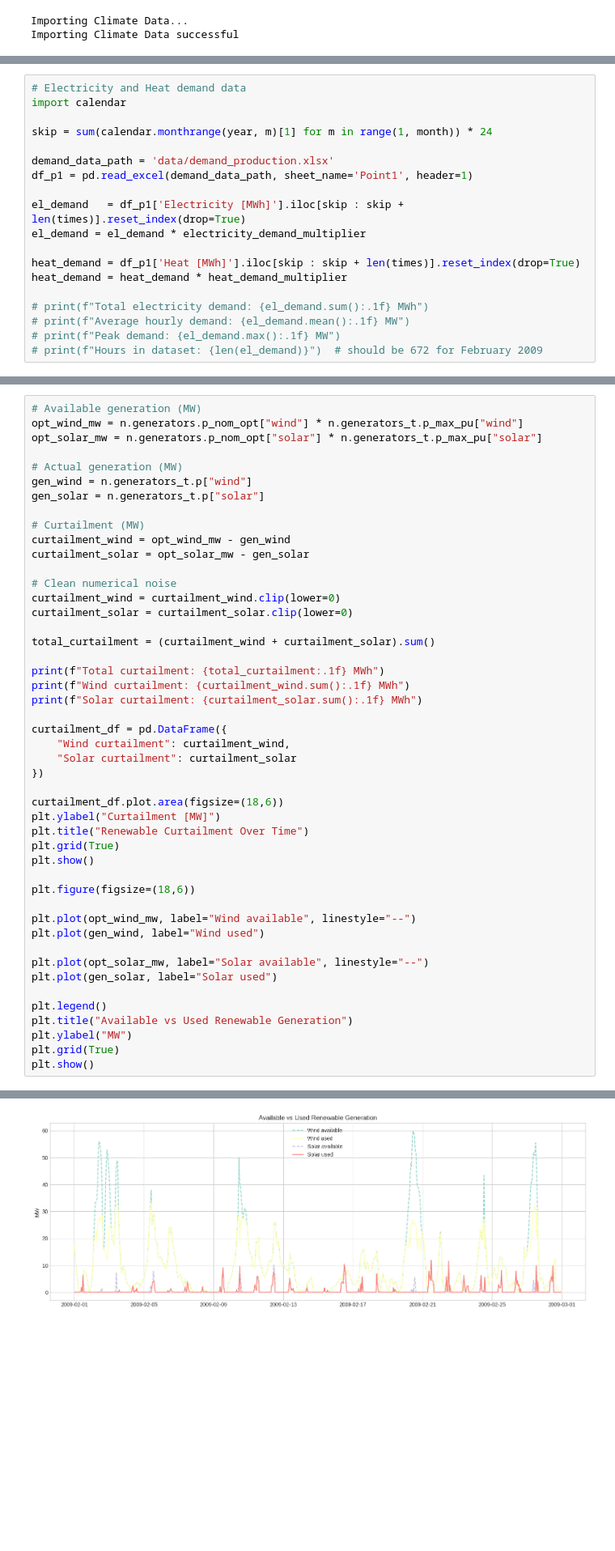
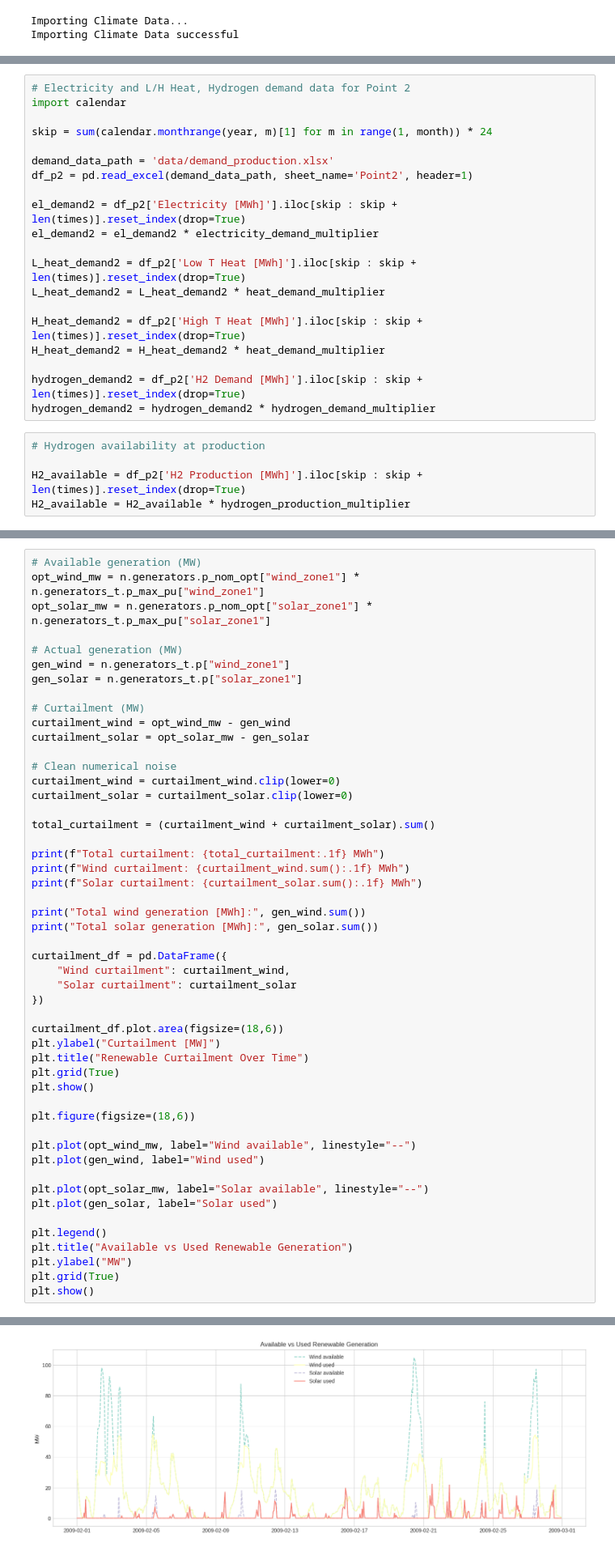
Before and after one commit to karivero/esi_final_repo, a Jupyter notebook: final_esi/ESI_Assignment/part2_combined_submission.ipynb, the cells around one changed output, grey strips where cells are left out. Shown at 81% size. Drawn from its saved outputs; the diff is of its cells as text; blank space fills up the shorter version.

```diff
--- a/final_esi/ESI_Assignment/part2_combined_submission.ipynb
+++ b/final_esi/ESI_Assignment/part2_combined_submission.ipynb
@@ -205,24 +208,30 @@ pv_model = pvlib.modelchain.ModelChain(
 )
 peakpower = module.STC
 # %%
-# Electricity and Heat demand data
+# Electricity and L/H Heat, Hydrogen demand data for Point 2
 import calendar
 
 skip = sum(calendar.monthrange(year, m)[1] for m in range(1, month)) * 24
 
 demand_data_path = 'data/demand_production.xlsx'
-df_p1 = pd.read_excel(demand_data_path, sheet_name='Point1', header=1)
+df_p2 = pd.read_excel(demand_data_path, sheet_name='Point2', header=1)
 
-el_demand   = df_p1['Electricity [MWh]'].iloc[skip : skip + len(times)].reset_index(drop=True)
-el_demand = el_demand * electricity_demand_multiplier
+el_demand2 = df_p2['Electricity [MWh]'].iloc[skip : skip + len(times)].reset_index(drop=True)
+el_demand2 = el_demand2 * electricity_demand_multiplier
 
-heat_demand = df_p1['Heat [MWh]'].iloc[skip : skip + len(times)].reset_index(drop=True)
-heat_demand = heat_demand * heat_demand_multiplier
+L_heat_demand2 = df_p2['Low T Heat [MWh]'].iloc[skip : skip + len(times)].reset_index(drop=True)
+L_heat_demand2 = L_heat_demand2 * heat_demand_multiplier
 
-# print(f"Total electricity demand: {el_demand.sum():.1f} MWh")
-# print(f"Average hourly demand: {el_demand.mean():.1f} MW")
-# print(f"Peak demand: {el_demand.max():.1f} MW")
-# print(f"Hours in dataset: {len(el_demand)}")  # should be 672 for February 2009
+H_heat_demand2 = df_p2['High T Heat [MWh]'].iloc[skip : skip + len(times)].reset_index(drop=True)
+H_heat_demand2 = H_heat_demand2 * heat_demand_multiplier
+
+hydrogen_demand2 = df_p2['H2 Demand [MWh]'].iloc[skip : skip + len(times)].reset_index(drop=True)
+hydrogen_demand2 = hydrogen_demand2 * hydrogen_demand_multiplier
+# %%
+# Hydrogen availability at production
+
+H2_available = df_p2['H2 Production [MWh]'].iloc[skip : skip + len(times)].reset_index(drop=True)
+H2_available = H2_available * hydrogen_production_multiplier
 # %%
 # Energy production
 
@@ -727,11 +1163,11 @@ Curtailment - Scenario D
 # %%
 # Available generation (MW)
-opt_wind_mw = n.generators.p_nom_opt["wind"] * n.generators_t.p_max_pu["wind"]
-opt_solar_mw = n.generators.p_nom_opt["solar"] * n.generators_t.p_max_pu["solar"]
+opt_wind_mw = n.generators.p_nom_opt["wind_zone1"] * n.generators_t.p_max_pu["wind_zone1"]
+opt_solar_mw = n.generators.p_nom_opt["solar_zone1"] * n.generators_t.p_max_pu["solar_zone1"]
 
 # Actual generation (MW)
-gen_wind = n.generators_t.p["wind"]
-gen_solar = n.generators_t.p["solar"]
+gen_wind = n.generators_t.p["wind_zone1"]
+gen_solar = n.generators_t.p["solar_zone1"]
 
 # Curtailment (MW)
 curtailment_wind = opt_wind_mw - gen_wind
@@ -746,6 +1182,9 @@ total_curtailment = (curtailment_wind + curtailment_solar).sum()
 print(f"Total curtailment: {total_curtailment:.1f} MWh")
 print(f"Wind curtailment: {curtailment_wind.sum():.1f} MWh")
 print(f"Solar curtailment: {curtailment_solar.sum():.1f} MWh")
+
+print("Total wind generation [MWh]:", gen_wind.sum())
+print("Total solar generation [MWh]:", gen_solar.sum())
 
 curtailment_df = pd.DataFrame({
     "Wind curtailment": curtailment_wind,
@@ -779,2 +1220,2 @@ Solar curtailment: 67.2 MWh
-[figure, old version]
+[figure, new version]
 # %% [markdown]
```
Also changed, not shown: parts of 28 cells of this notebook, 1 other file.
